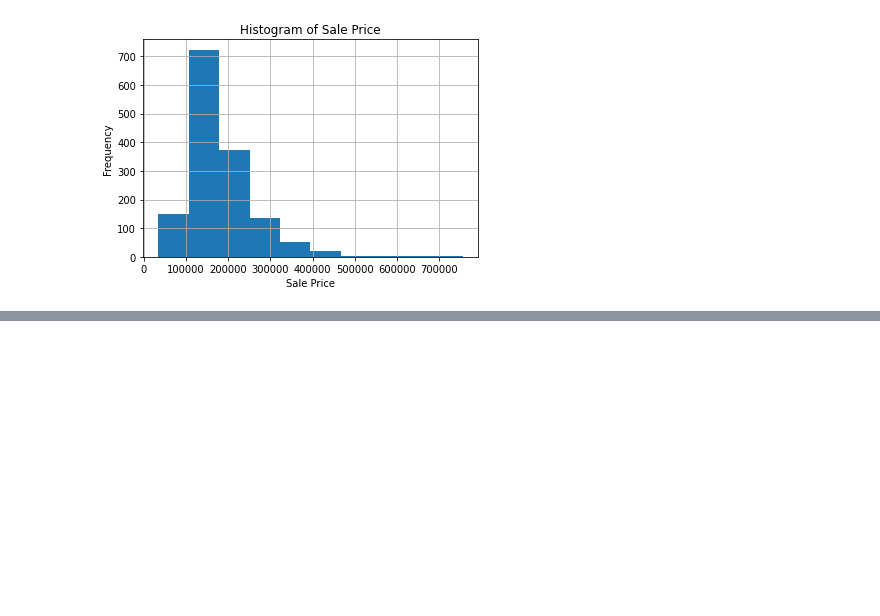
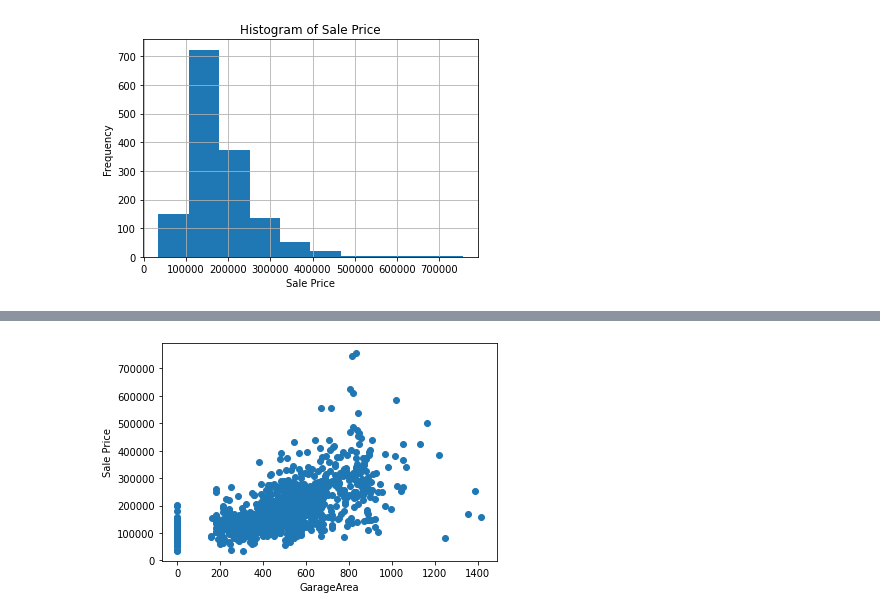
Before and after one commit to galib96/housing-price-prediction-regression, a Jupyter notebook: Housing Price Prediction Kaggle data set.ipynb, the cells around one changed output, grey strips where cells are left out. Drawn from its saved outputs; the diff is of its cells as text; code cells hidden in the pictures; blank space fills up the shorter version.

```diff
--- a/Housing Price Prediction Kaggle data set.ipynb
+++ b/Housing Price Prediction Kaggle data set.ipynb
@@ -50,0 +122,7 @@ Text(0.5, 1.0, 'Histogram of Sale Price')
+# %%
+plt.scatter(df_train['GarageArea'], df_train['SalePrice'])
+plt.ylabel("Sale Price")
+plt.xlabel("GarageArea")
+plt.show()
+# %% [output]
+[figure, added]
```
Also changed, not shown: parts of 9 cells of this notebook.
